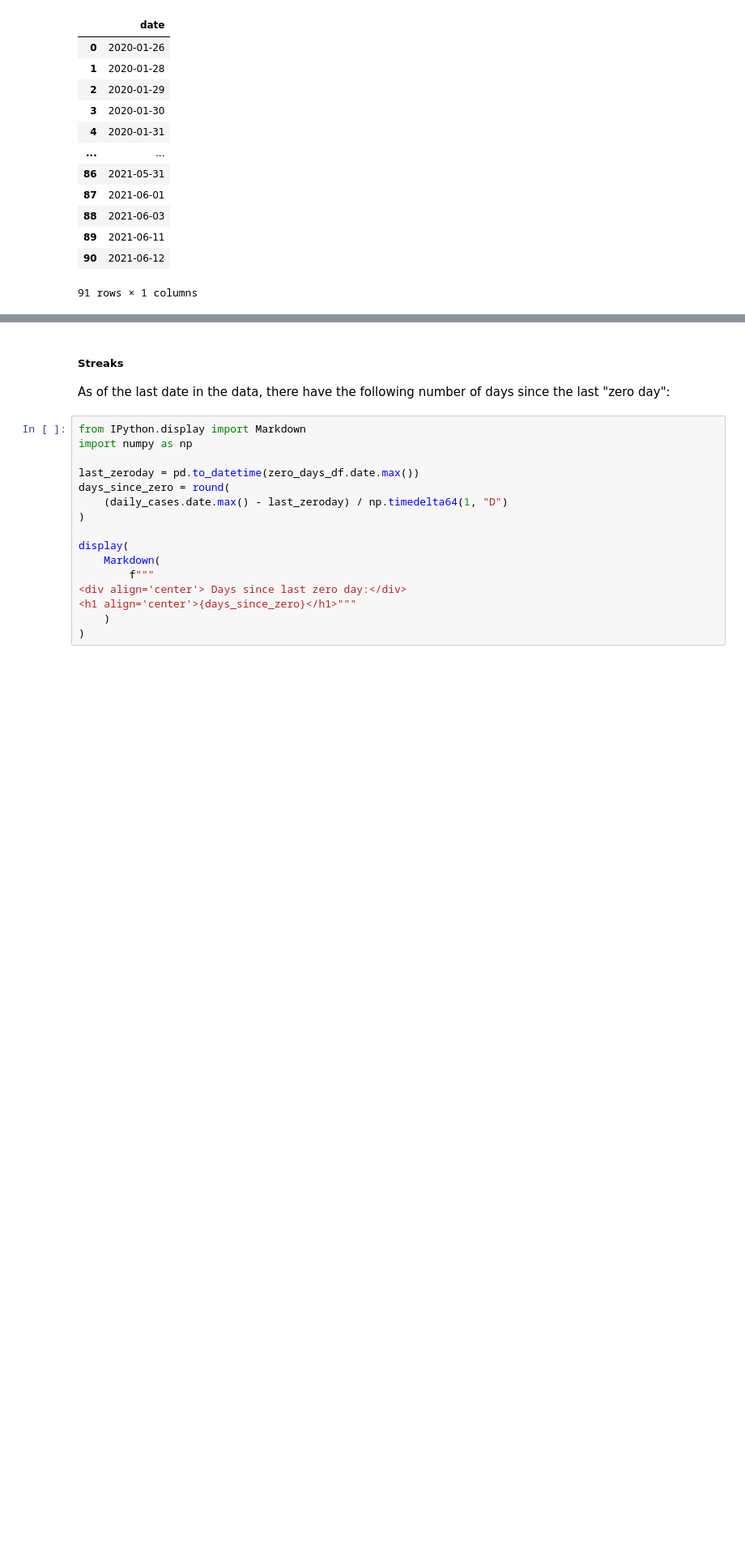
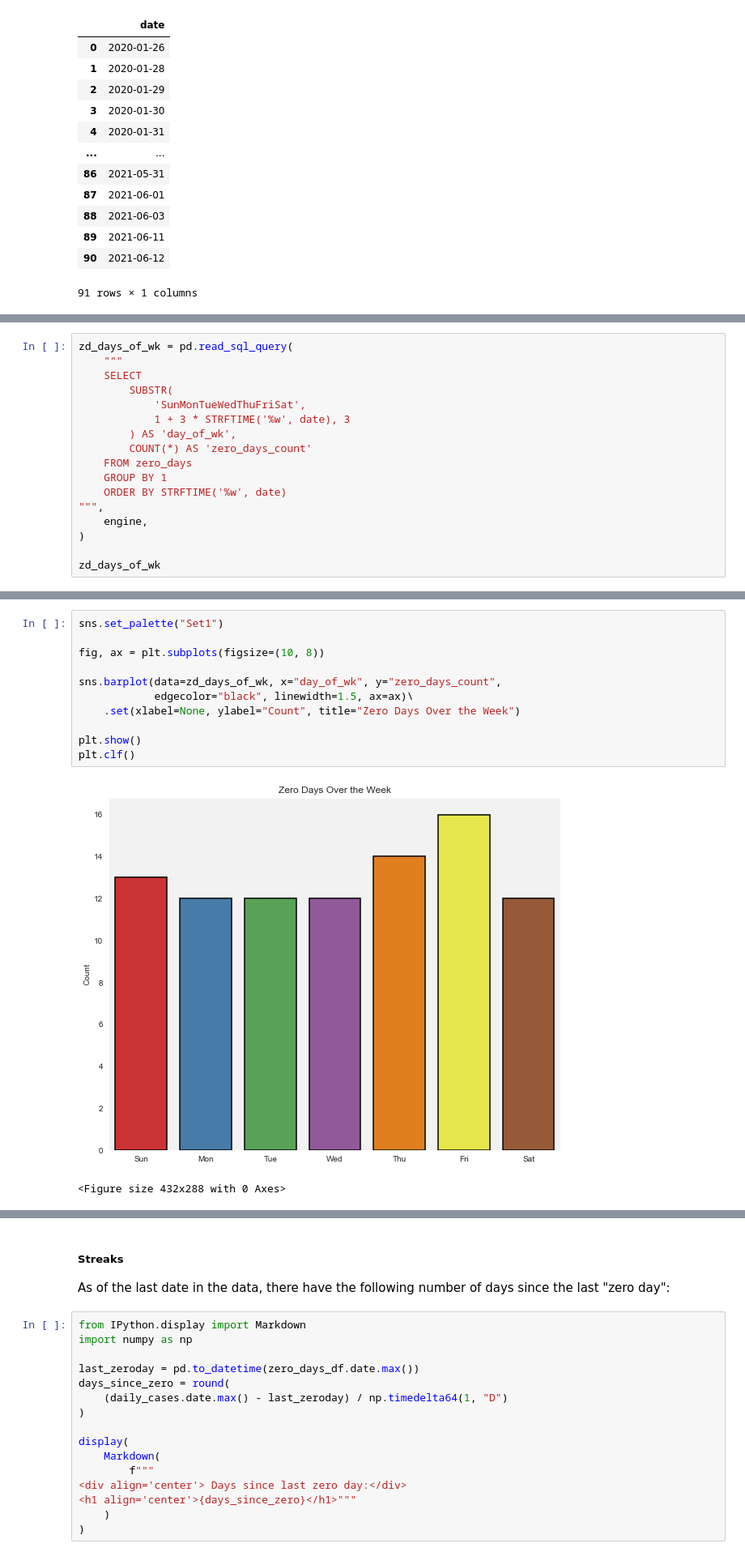
Before and after one commit to henrylin03/covid-nsw, a Jupyter notebook: covid-nsw.ipynb, the cells around one changed output, grey strips where cells are left out. Shown: that part at 81% size. Saved outputs shown, nothing was run; the diff lists cells and outputs as text; blank space fills up the shorter version.

```diff
--- a/covid-nsw.ipynb
+++ b/covid-nsw.ipynb
@@ -230,0 +234,17 @@ pd.read_sql_query(
+# %%
+zd_days_of_wk = pd.read_sql_query(
+    """
+    SELECT
+        SUBSTR(
+            'SunMonTueWedThuFriSat',
+            1 + 3 * STRFTIME('%w', date), 3
+        ) AS 'day_of_wk',
+        COUNT(*) AS 'zero_days_count'
+    FROM zero_days
+    GROUP BY 1
+    ORDER BY STRFTIME('%w', date)
+""",
+    engine,
+)
+
+zd_days_of_wk
@@ -230,0 +260,14 @@ pd.read_sql_query(
+# %%
+sns.set_palette("Set1")
+
+fig, ax = plt.subplots(figsize=(10, 8))
+
+sns.barplot(data=zd_days_of_wk, x="day_of_wk", y="zero_days_count",
+            edgecolor="black", linewidth=1.5, ax=ax)\
+    .set(xlabel=None, ylabel="Count", title="Zero Days Over the Week")
+
+plt.show()
+plt.clf()
+# %% [output]
+[figure, added]
+<Figure size 432x288 with 0 Axes>
```
Also changed, not shown: parts of 8 cells of this notebook.
